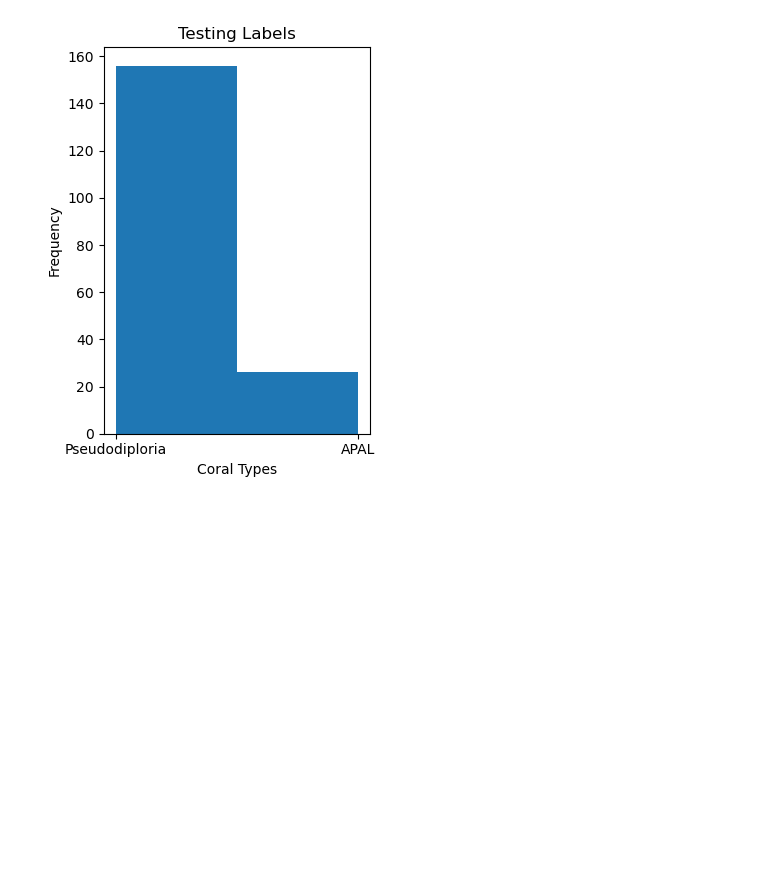
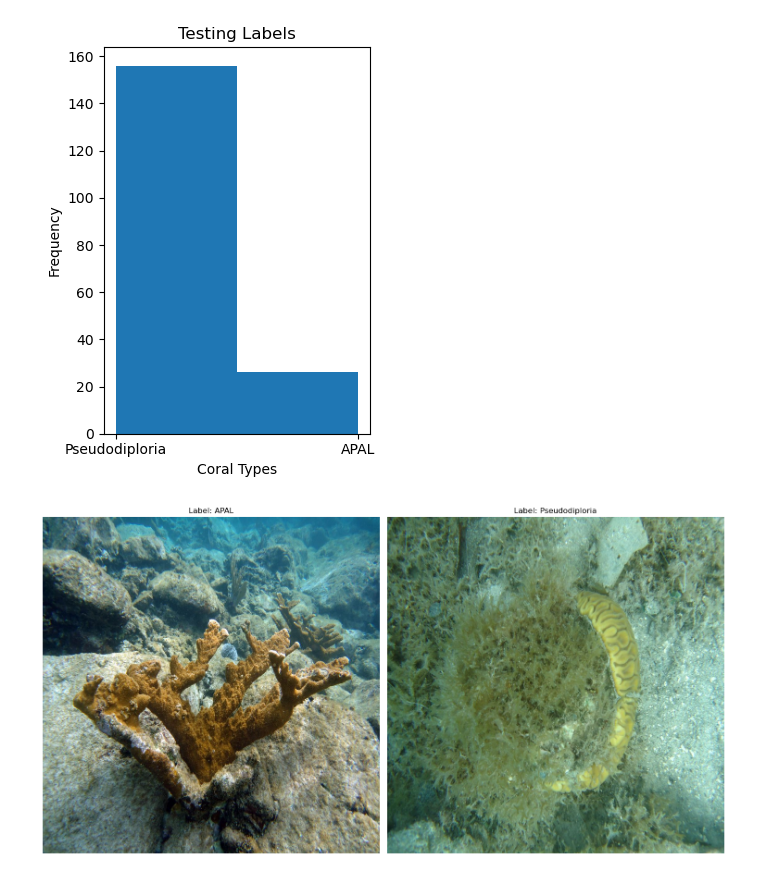
Before and after one commit to sumaiya008/Segmenting-Coral-Branch-tips, a Jupyter notebook: notebooks/1.0_loading.ipynb, the cells around one changed output. Saved outputs shown, nothing was run; the diff lists cells and outputs as text; code cells hidden in the pictures; blank space fills up the shorter version.

Commit message:
displaying images

```diff
--- a/notebooks/1.0_loading.ipynb
+++ b/notebooks/1.0_loading.ipynb
@@ -125,3 +126,38 @@ plt.tight_layout()
 plt.show()
 # %% [output]
 [figure]
+# %%
+import matplotlib.pyplot as plt
+import random
+
+# Define the number of rows and columns for the grid
+num_rows = 1
+num_columns = 2
+
+# Create a random selection of unique labels from your dataset
+unique_labels = np.unique(labels)
+
+# Ensure the number of selected labels is less than or equal to the number of unique labels
+num_samples = min(num_rows * num_columns, len(unique_labels))
+selected_labels = random.sample(list(unique_labels), num_samples)
+
+# Create subplots for displaying the selected images and labels
+fig, axes = plt.subplots(num_rows, num_columns, figsize=(15, 10))
+axes = axes.ravel()
+
+for i, label in enumerate(selected_labels):
+    # Find the indices of all samples with the target class label
+    class_indices = np.where(labels == label)[0]
+
+    # Randomly select one index from the class indices
+    selected_index = random.choice(class_indices)
+
+    # Display the selected image and label
+    axes[i].imshow(cv2.cvtColor(images[selected_index], cv2.COLOR_BGR2RGB))
+    axes[i].set_title(f'Label: {label}')
+    axes[i].axis("off")
+
+plt.tight_layout()
+plt.show()
+# %% [output]
+[figure, added]
```
Also changed, not shown: parts of 1 cell of this notebook.
